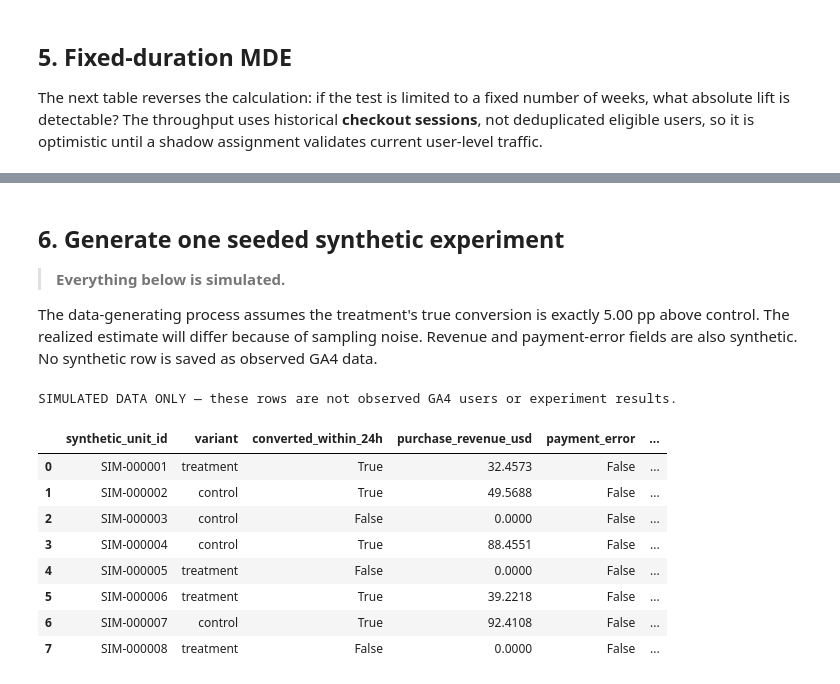
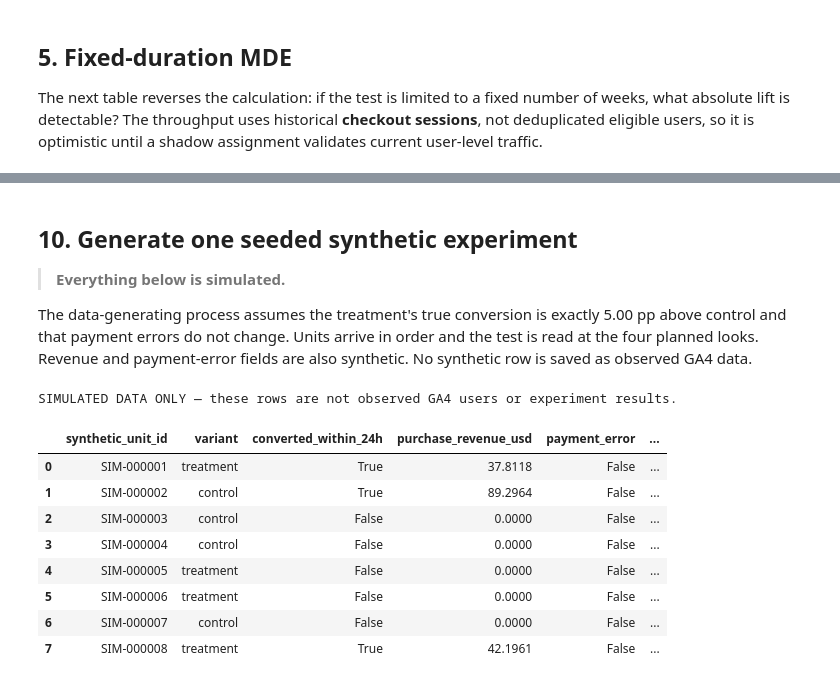
Before and after one commit to Tianchen-tech/product-growth-analytics, a Jupyter notebook: notebooks/02_ab_test_design_and_simulation.ipynb, the cells around one changed output, grey strips where cells are left out. Saved outputs shown, nothing was run; the diff lists cells and outputs as text; code cells hidden in the pictures.

```diff
--- a/notebooks/02_ab_test_design_and_simulation.ipynb
+++ b/notebooks/02_ab_test_design_and_simulation.ipynb
@@ -580,28 +1416,27 @@ display(
 # %% [markdown]
-## 6. Generate one seeded synthetic experiment
+## 10. Generate one seeded synthetic experiment
 
 > **Everything below is simulated.**
 
 The data-generating process assumes the treatment's true conversion is
-exactly 5.00 pp above control. The realized estimate will differ because
-of sampling noise. Revenue and payment-error fields are also synthetic.
-No synthetic row is saved as observed GA4 data.
+exactly 5.00 pp above control and that payment errors do not change.
+Units arrive in order and the test is read at the four planned looks.
+Revenue and payment-error fields are also synthetic. No synthetic row
+is saved as observed GA4 data.
 # %%
 SIMULATION_SEED = 20_260_731
 TRUE_SIMULATED_LIFT = PLANNED_MDE
-SIMULATED_PAYMENT_ERROR_RATE = 0.04
-PAYMENT_ERROR_MARGIN = 0.015
 
 rng = np.random.default_rng(SIMULATION_SEED)
 simulated = pd.DataFrame(
     {
         "synthetic_unit_id": [
             f"SIM-{index:06d}"
-            for index in range(1, target_total + 1)
+            for index in range(1, plan_enrollment_total + 1)
         ],
         "variant": rng.choice(
             ["control", "treatment"],
-            size=target_total,
+            size=plan_enrollment_total,
             p=[0.5, 0.5],
         ),
     }
@@ -618,46 +1453,46 @@ simulated["converted_within_24h"] = rng.binomial(
 simulated_order_value = rng.gamma(
     shape=4,
     scale=average_order_value / 4,
-    size=target_total,
+    size=plan_enrollment_total,
 )
 simulated["purchase_revenue_usd"] = np.where(
     simulated["converted_within_24h"],
     simulated_order_value,
     0.0,
 )
 simulated["payment_error"] = rng.binomial(
     1,
-    SIMULATED_PAYMENT_ERROR_RATE,
-    size=target_total,
+    PAYMENT_ERROR_BASE_RATE,
+    size=plan_enrollment_total,
 ).astype(bool)
 simulated["assignment_probability"] = 0.5
 simulated["is_simulated"] = True
 
-assert len(simulated) == target_total
+assert len(simulated) == plan_enrollment_total
 assert simulated["synthetic_unit_id"].is_unique
 assert simulated["is_simulated"].all()
 assert set(simulated["variant"]) == {"control", "treatment"}
 assert (
     simulated.loc[
         ~simulated["converted_within_24h"],
         "purchase_revenue_usd",
     ]
     == 0
 ).all()
 
 print(
     "SIMULATED DATA ONLY — these rows are not observed GA4 users "
     "or experiment results."
 )
 display(simulated.head(8))
 # %% [output]
 SIMULATED DATA ONLY — these rows are not observed GA4 users or experiment results.
 |  | synthetic_unit_id | variant | converted_within_24h | purchase_revenue_usd | payment_error | ... |
-| 0 | SIM-000001 | treatment | True | 32.4573 | False | ... |
-| 1 | SIM-000002 | control | True | 49.5688 | False | ... |
+| 0 | SIM-000001 | treatment | True | 37.8118 | False | ... |
+| 1 | SIM-000002 | control | True | 89.2964 | False | ... |
 | 2 | SIM-000003 | control | False | 0.0000 | False | ... |
-| 3 | SIM-000004 | control | True | 88.4551 | False | ... |
+| 3 | SIM-000004 | control | False | 0.0000 | False | ... |
 | 4 | SIM-000005 | treatment | False | 0.0000 | False | ... |
-| 5 | SIM-000006 | treatment | True | 39.2218 | False | ... |
-| 6 | SIM-000007 | control | True | 92.4108 | False | ... |
-| 7 | SIM-000008 | treatment | False | 0.0000 | False | ... |
+| 5 | SIM-000006 | treatment | False | 0.0000 | False | ... |
+| 6 | SIM-000007 | control | False | 0.0000 | False | ... |
+| 7 | SIM-000008 | treatment | True | 42.1961 | False | ... |
```
Also changed, not shown: parts of 37 cells of this notebook, 8 other files.
